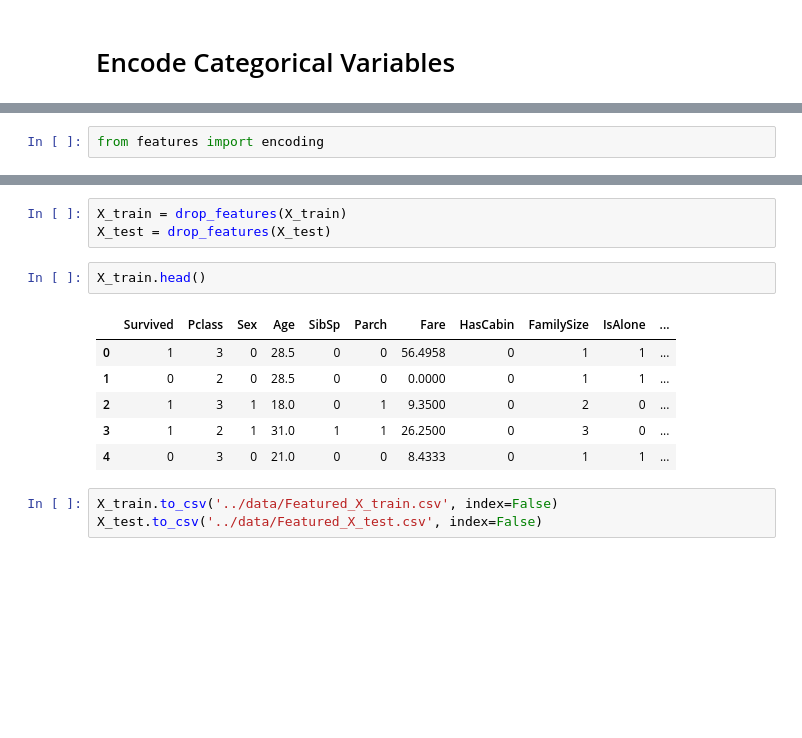
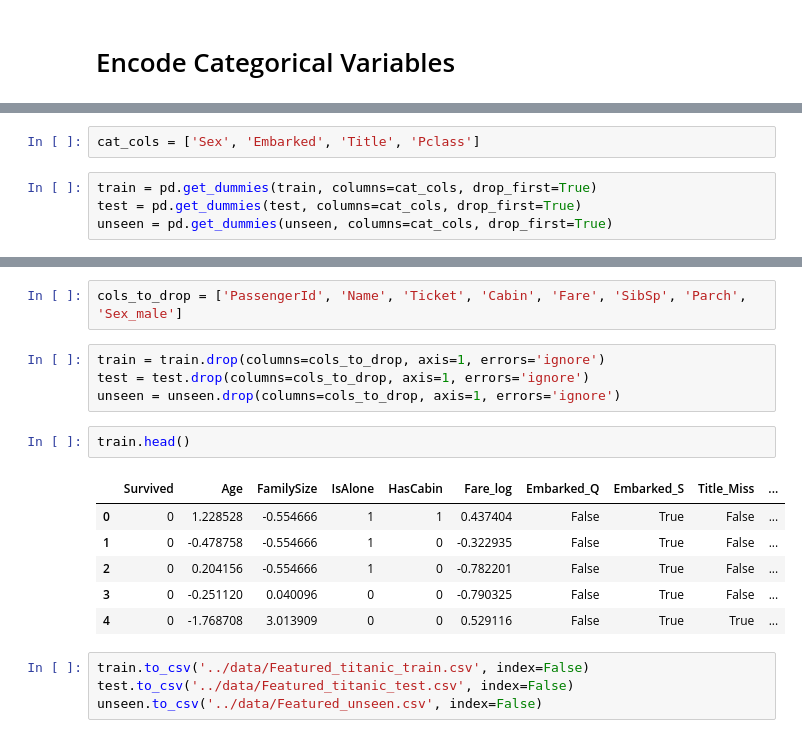
Before and after one commit to ceeguypun/titanic-survival-ml, a Jupyter notebook: notebooks/03_FeatureEngineering.ipynb, the cells around one changed output, grey strips where cells are left out. Saved outputs shown, nothing was run; the diff lists cells and outputs as text; blank space fills up the shorter version.

```diff
--- a/notebooks/03_FeatureEngineering.ipynb
+++ b/notebooks/03_FeatureEngineering.ipynb
@@ -95,2 +299,6 @@ Name: count, dtype: int64
+# %%
+cat_cols = ['Sex', 'Embarked', 'Title', 'Pclass']
 # %%
-from features import encoding
+train = pd.get_dummies(train, columns=cat_cols, drop_first=True)
+test = pd.get_dummies(test, columns=cat_cols, drop_first=True)
+unseen = pd.get_dummies(unseen, columns=cat_cols, drop_first=True)
@@ -113,15 +325,19 @@ from features import drop_features
 # %%
-X_train = drop_features(X_train)
-X_test = drop_features(X_test)
+cols_to_drop = ['PassengerId', 'Name', 'Ticket', 'Cabin', 'Fare', 'SibSp', 'Parch', 'Sex_male']
+# %%
+train = train.drop(columns=cols_to_drop, axis=1, errors='ignore')
+test = test.drop(columns=cols_to_drop, axis=1, errors='ignore')
+unseen = unseen.drop(columns=cols_to_drop, axis=1, errors='ignore')
 # %%
-X_train.head()
+train.head()
 # %% [output]
-|  | Survived | Pclass | Sex | Age | SibSp | Parch | Fare | HasCabin | FamilySize | IsAlone | ... |
-| 0 | 1 | 3 | 0 | 28.5 | 0 | 0 | 56.4958 | 0 | 1 | 1 | ... |
-| 1 | 0 | 2 | 0 | 28.5 | 0 | 0 | 0.0000 | 0 | 1 | 1 | ... |
-| 2 | 1 | 3 | 1 | 18.0 | 0 | 1 | 9.3500 | 0 | 2 | 0 | ... |
-| 3 | 1 | 2 | 1 | 31.0 | 1 | 1 | 26.2500 | 0 | 3 | 0 | ... |
-| 4 | 0 | 3 | 0 | 21.0 | 0 | 0 | 8.4333 | 0 | 1 | 1 | ... |
+|  | Survived | Age | FamilySize | IsAlone | HasCabin | Fare_log | Embarked_Q | Embarked_S | Title_Miss | ... |
+| 0 | 0 | 1.228528 | -0.554666 | 1 | 1 | 0.437404 | False | True | False | ... |
+| 1 | 0 | -0.478758 | -0.554666 | 1 | 0 | -0.322935 | False | True | False | ... |
+| 2 | 0 | 0.204156 | -0.554666 | 1 | 0 | -0.782201 | False | True | False | ... |
+| 3 | 0 | -0.251120 | 0.040096 | 0 | 0 | -0.790325 | False | True | False | ... |
+| 4 | 0 | -1.768708 | 3.013909 | 0 | 0 | 0.529116 | False | True | True | ... |
 # %%
-X_train.to_csv('../data/Featured_X_train.csv', index=False)
-X_test.to_csv('../data/Featured_X_test.csv', index=False)
+train.to_csv('../data/Featured_titanic_train.csv', index=False)
+test.to_csv('../data/Featured_titanic_test.csv', index=False)
+unseen.to_csv('../data/Featured_unseen.csv', index=False)
```
Also changed, not shown: parts of 38 cells of this notebook, 30 other files.
